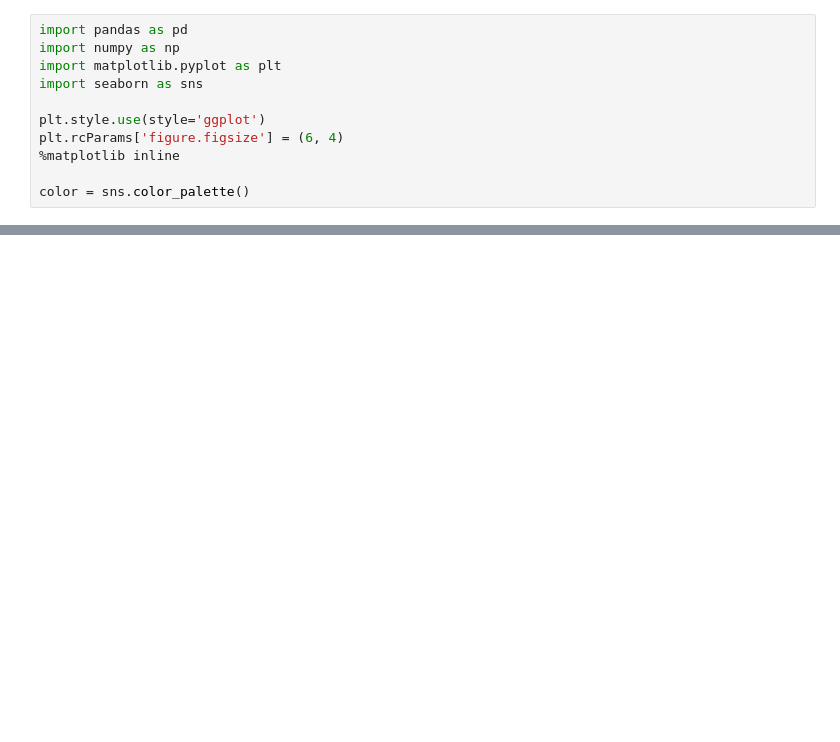
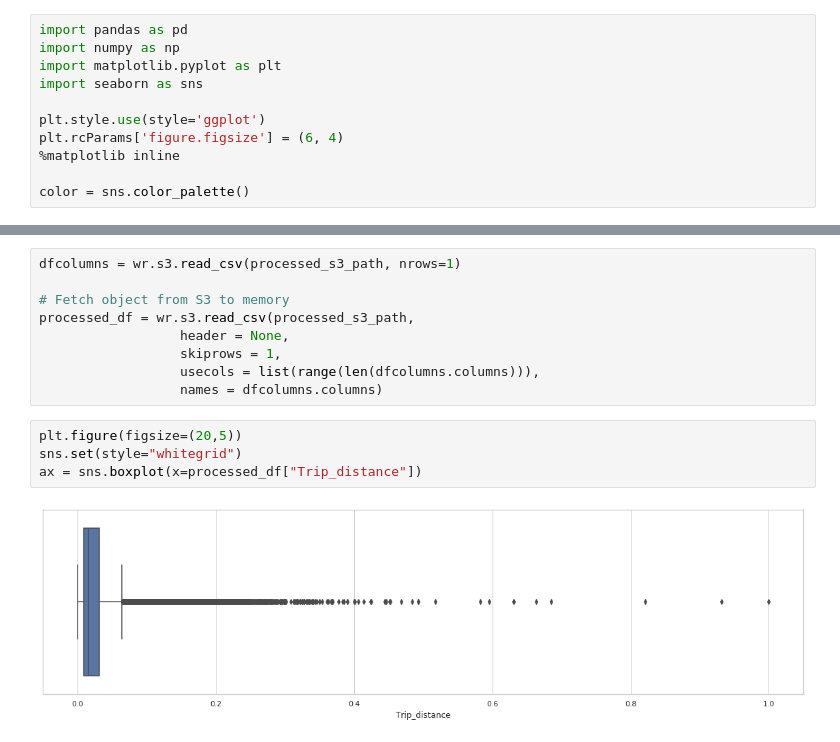
Before and after one commit to vdabravolski/ml_immersion_day, a Jupyter notebook: Lab 4/data_processing.ipynb, the cells around one changed output, grey strips where cells are left out. Saved outputs shown, nothing was run; the diff lists cells and outputs as text; blank space fills up the shorter version.

```diff
--- a/Lab 4/data_processing.ipynb
+++ b/Lab 4/data_processing.ipynb
@@ -186,0 +342,15 @@ Interpreting the value of r
+# %%
+dfcolumns = wr.s3.read_csv(processed_s3_path, nrows=1)
+
+# Fetch object from S3 to memory
+processed_df = wr.s3.read_csv(processed_s3_path,
+                  header = None,
+                  skiprows = 1,
+                  usecols = list(range(len(dfcolumns.columns))),
+                  names = dfcolumns.columns)
+# %%
+plt.figure(figsize=(20,5))
+sns.set(style="whitegrid")
+ax = sns.boxplot(x=processed_df["Trip_distance"])
+# %% [output]
+[figure, added]
```
Also changed, not shown: parts of 36 cells of this notebook, 3 other files.
